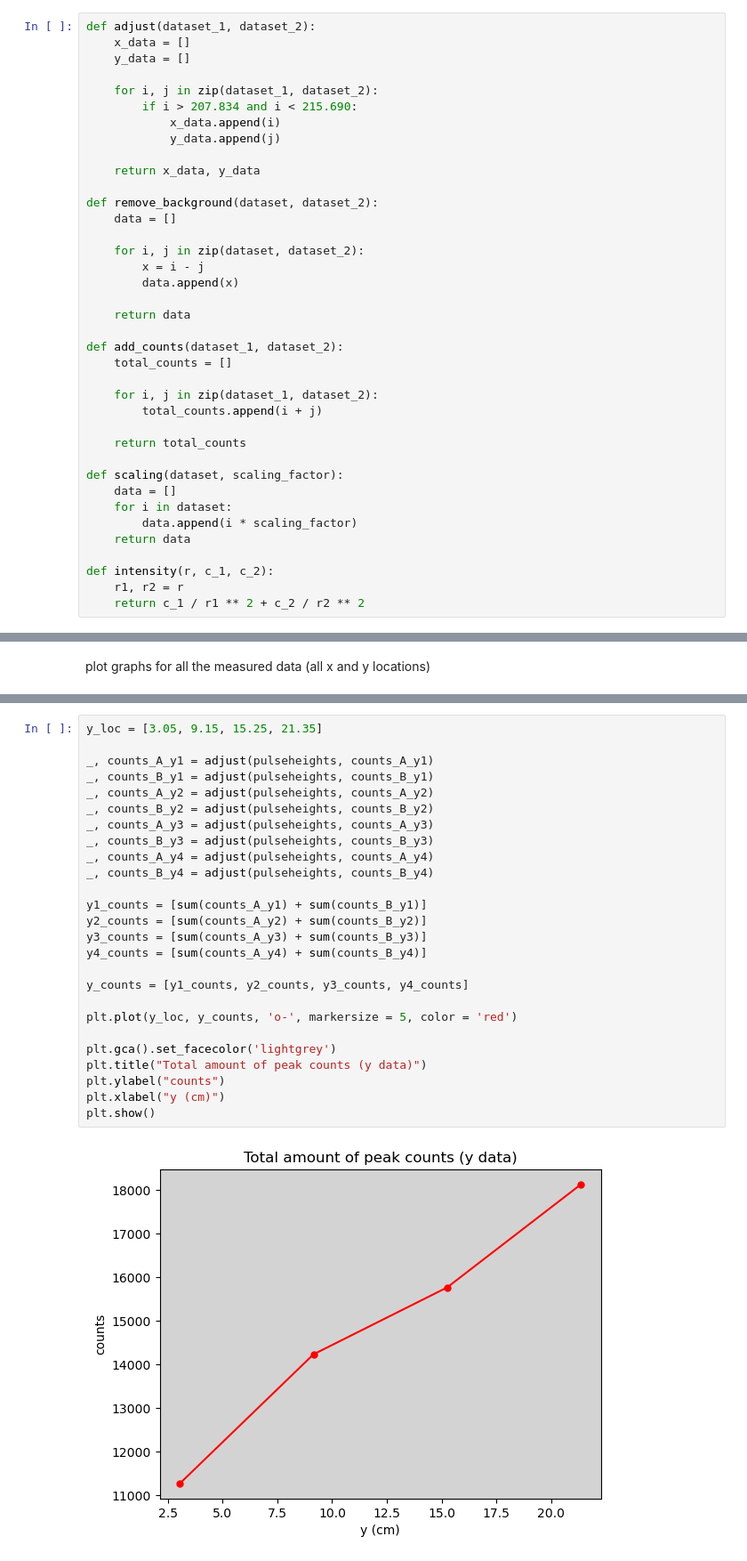
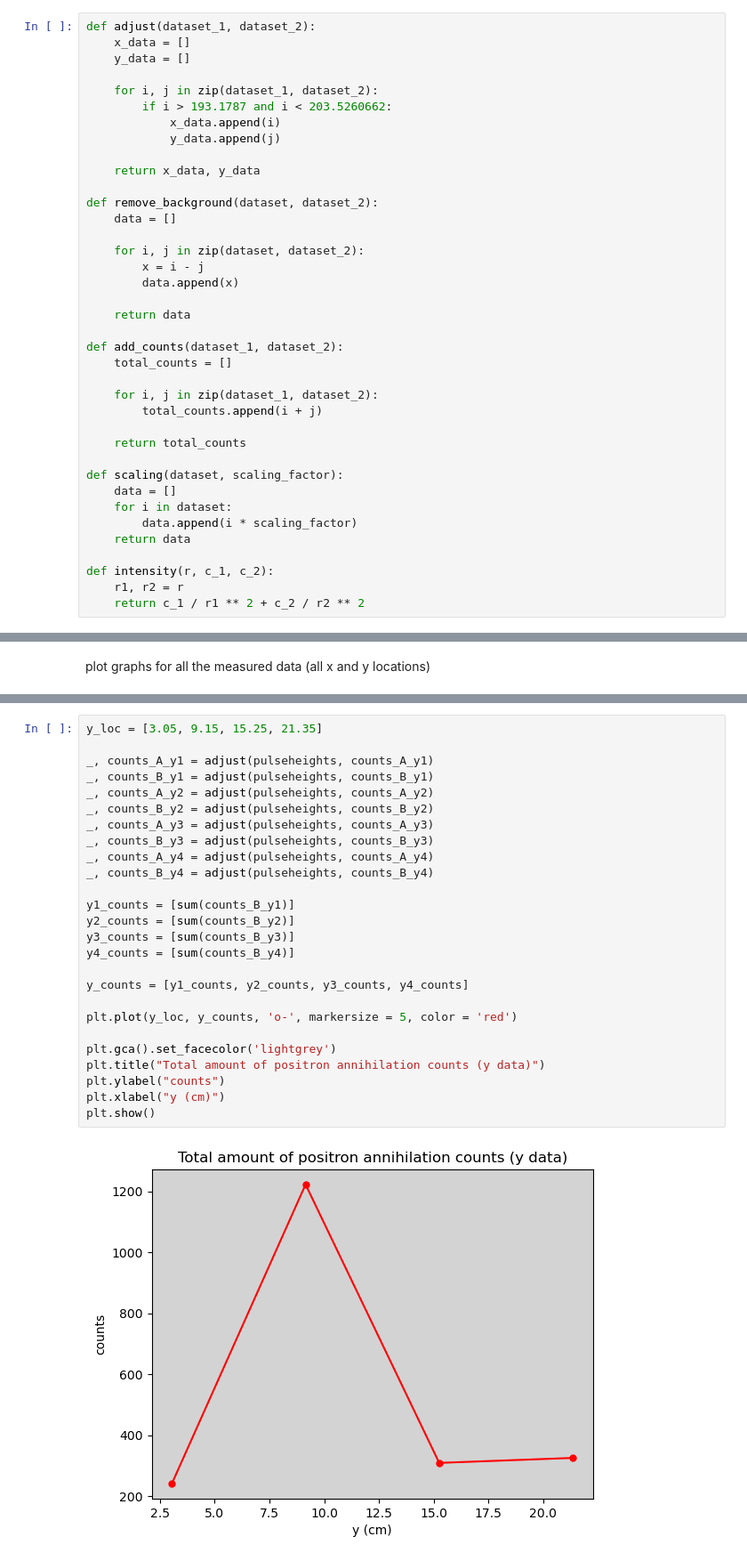
Before and after one commit to jrc-rodriguez/particle_physics, a Jupyter notebook: graphs_data.ipynb, the cells around one changed output, grey strips where cells are left out. Shown at 89% size. Cells and saved outputs as stored; diff of their text form.

```diff
--- a/graphs_data.ipynb
+++ b/graphs_data.ipynb
@@ -41,7 +39,7 @@ def adjust(dataset_1, dataset_2):
     y_data = []
 
     for i, j in zip(dataset_1, dataset_2):
-        if i > 207.834 and i < 215.690:
+        if i > 193.1787 and i < 203.5260662:
             x_data.append(i)
             y_data.append(j)
 
@@ -331,28 +307,28 @@ Error:
 # %%
 y_loc = [3.05, 9.15, 15.25, 21.35]
 
 _, counts_A_y1 = adjust(pulseheights, counts_A_y1)
 _, counts_B_y1 = adjust(pulseheights, counts_B_y1)
 _, counts_A_y2 = adjust(pulseheights, counts_A_y2)
 _, counts_B_y2 = adjust(pulseheights, counts_B_y2)
 _, counts_A_y3 = adjust(pulseheights, counts_A_y3)
 _, counts_B_y3 = adjust(pulseheights, counts_B_y3)
 _, counts_A_y4 = adjust(pulseheights, counts_A_y4)
 _, counts_B_y4 = adjust(pulseheights, counts_B_y4)
 
-y1_counts = [sum(counts_A_y1) + sum(counts_B_y1)]
-y2_counts = [sum(counts_A_y2) + sum(counts_B_y2)]
-y3_counts = [sum(counts_A_y3) + sum(counts_B_y3)]
-y4_counts = [sum(counts_A_y4) + sum(counts_B_y4)]
+y1_counts = [sum(counts_B_y1)]
+y2_counts = [sum(counts_B_y2)]
+y3_counts = [sum(counts_B_y3)]
+y4_counts = [sum(counts_B_y4)]
 
 y_counts = [y1_counts, y2_counts, y3_counts, y4_counts]
 
 plt.plot(y_loc, y_counts, 'o-', markersize = 5, color = 'red')
 
 plt.gca().set_facecolor('lightgrey')
-plt.title("Total amount of peak counts (y data)")
+plt.title("Total amount of positron annihilation counts (y data)")
 plt.ylabel("counts")
 plt.xlabel("y (cm)")
 plt.show()
 # %% [output]
-[figure, old version]
+[figure, new version]
```
Also changed, not shown: parts of 19 cells of this notebook, 2 other files.
